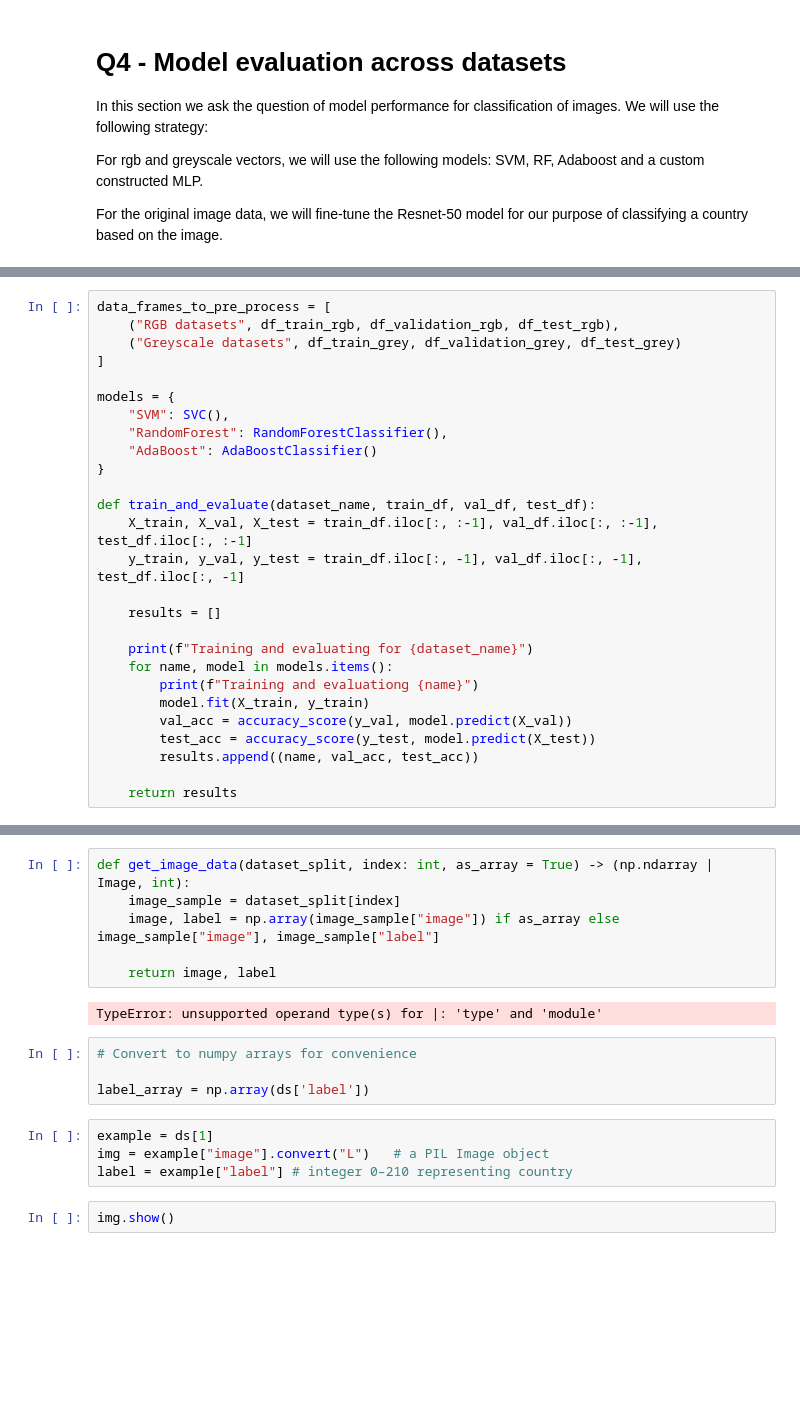
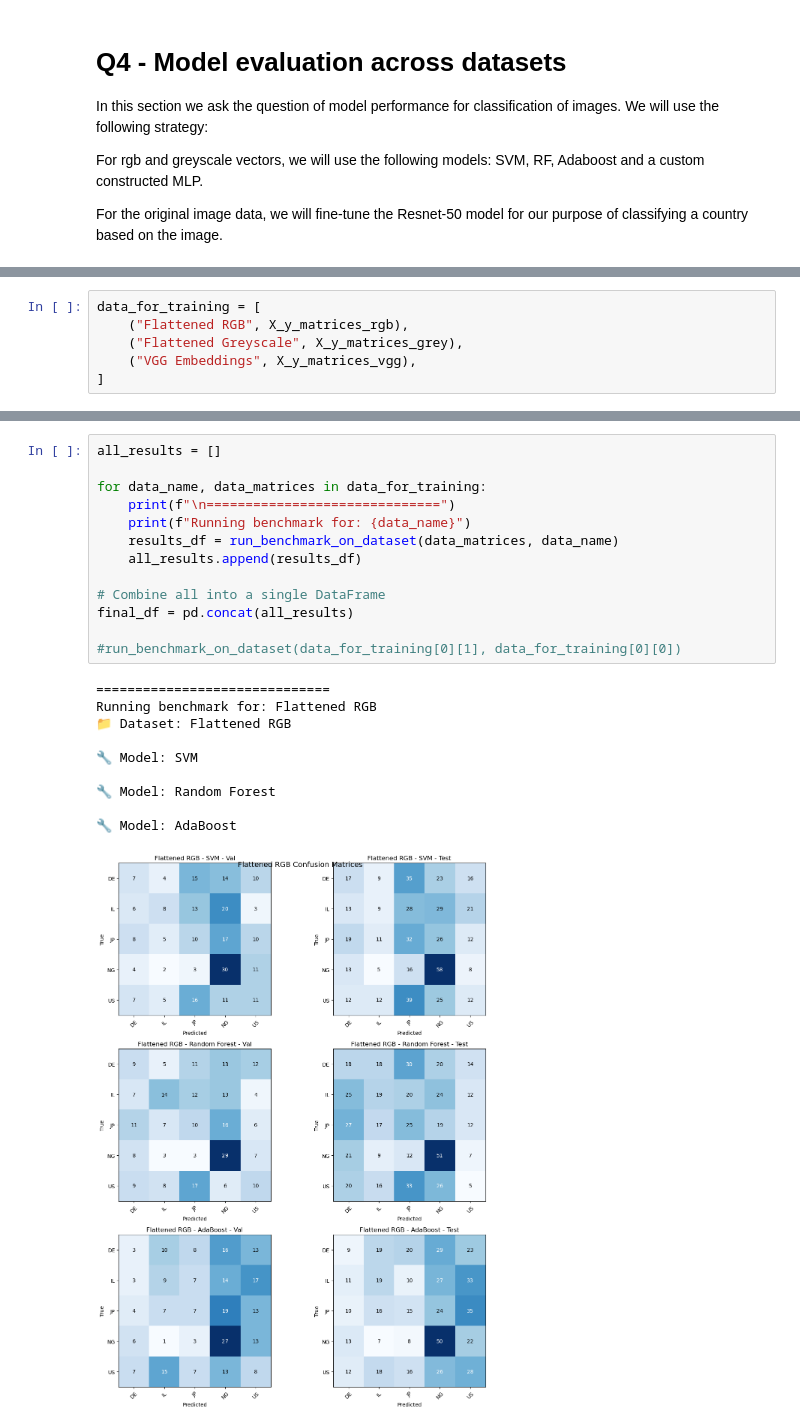
Before and after one commit to Ely6899/ML_final_project, a Jupyter notebook: project_notebook.ipynb, the cells around one changed output, grey strips where cells are left out. Saved outputs shown, nothing was run; the diff lists cells and outputs as text; blank space fills up the shorter version.

```diff
--- a/project_notebook.ipynb
+++ b/project_notebook.ipynb
@@ -631,27 +739,6 @@ def pre_process_features(df):
 # %%
-data_frames_to_pre_process = [
-    ("RGB datasets", df_train_rgb, df_validation_rgb, df_test_rgb),
-    ("Greyscale datasets", df_train_grey, df_validation_grey, df_test_grey)
+data_for_training = [
+    ("Flattened RGB", X_y_matrices_rgb),
+    ("Flattened Greyscale", X_y_matrices_grey),
+    ("VGG Embeddings", X_y_matrices_vgg),
 ]
-
-models = {
-    "SVM": SVC(),
-    "RandomForest": RandomForestClassifier(),
-    "AdaBoost": AdaBoostClassifier()
-}
-
-def train_and_evaluate(dataset_name, train_df, val_df, test_df):
-    X_train, X_val, X_test = train_df.iloc[:, :-1], val_df.iloc[:, :-1], test_df.iloc[:, :-1]
-    y_train, y_val, y_test = train_df.iloc[:, -1], val_df.iloc[:, -1], test_df.iloc[:, -1]
-
-    results = []
-
-    print(f"Training and evaluating for {dataset_name}")
-    for name, model in models.items():
-        print(f"Training and evaluationg {name}")
-        model.fit(X_train, y_train)
-        val_acc = accuracy_score(y_val, model.predict(X_val))
-        test_acc = accuracy_score(y_test, model.predict(X_test))
-        results.append((name, val_acc, test_acc))
-
-    return results
@@ -917,18 +745,24 @@ Epoch 5 completed. Avg Loss: 0.0462
-# %%
-def get_image_data(dataset_split, index: int, as_array = True) -> (np.ndarray | Image, int):
-    image_sample = dataset_split[index]
-    image, label = np.array(image_sample["image"]) if as_array else image_sample["image"], image_sample["label"]
-
-    return image, label
-# %% [output]
-TypeError: unsupported operand type(s) for |: 'type' and 'module'
-# %%
-# Convert to numpy arrays for convenience
-
-label_array = np.array(ds['label'])
-# %%
-example = ds[1]
-img = example["image"].convert("L")   # a PIL Image object
-label = example["label"] # integer 0–210 representing country
-# %%
-img.show()
+# %%
+all_results = []
+
+for data_name, data_matrices in data_for_training:
+    print(f"\n==============================")
+    print(f"Running benchmark for: {data_name}")
+    results_df = run_benchmark_on_dataset(data_matrices, data_name)
+    all_results.append(results_df)
+
+# Combine all into a single DataFrame
+final_df = pd.concat(all_results)
+
+#run_benchmark_on_dataset(data_for_training[0][1], data_for_training[0][0])
+# %% [output]
+==============================
+Running benchmark for: Flattened RGB
+📁 Dataset: Flattened RGB
+
+🔧 Model: SVM
+
+🔧 Model: Random Forest
+
+🔧 Model: AdaBoost
+[figure, added]
```
Also changed, not shown: parts of 51 cells of this notebook.
